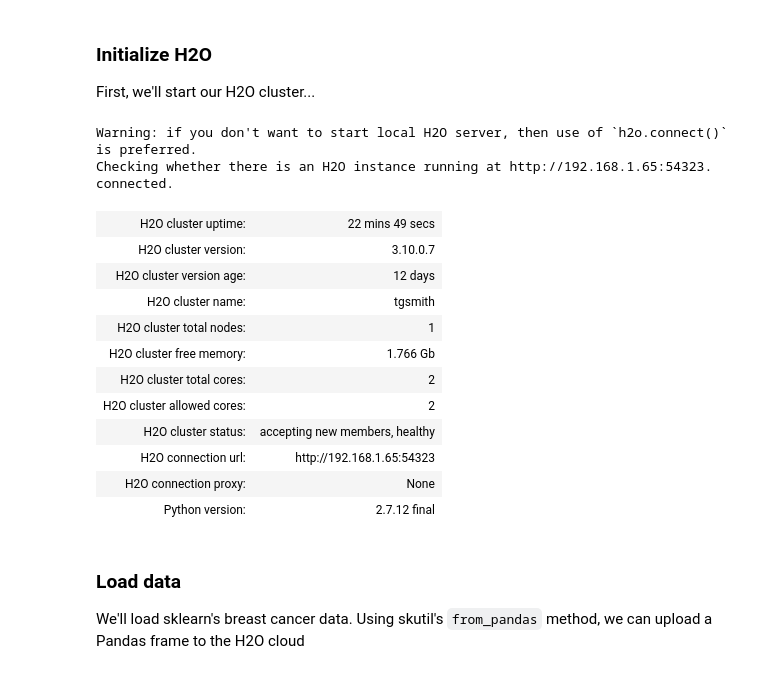
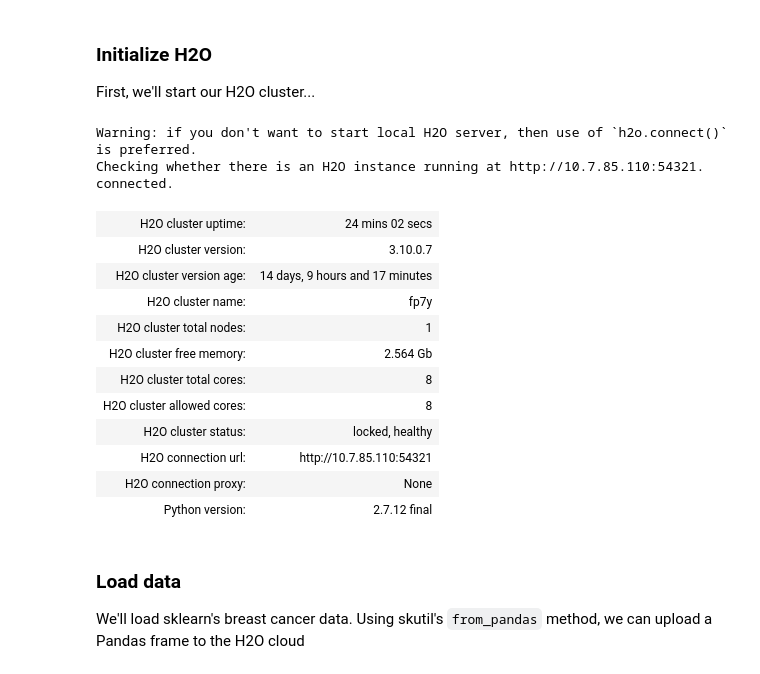
Before and after one commit to tgsmith61591/skutil, a Jupyter notebook: doc/examples/h2o/h2o_example.ipynb, the cells around one changed output. Drawn from its saved outputs; the diff is of its cells as text; code cells hidden in the pictures.

```diff
--- a/doc/examples/h2o/h2o_example.ipynb
+++ b/doc/examples/h2o/h2o_example.ipynb
@@ -76,23 +76,23 @@ First, we'll start our H2O cluster...
 # %%
 with warnings.catch_warnings():
     warnings.simplefilter('ignore')
 
     # I started this cluster up via CLI with:
     #     $ java -Xmx2g -jar /anaconda/h2o_jar/h2o.jar
-    h2o.init(ip='192.168.1.65', port=54323, start_h2o=False)
+    h2o.init(ip='10.7.85.110', port=54321, start_h2o=False)
 # %% [output]
 Warning: if you don't want to start local H2O server, then use of `h2o.connect()` is preferred.
-Checking whether there is an H2O instance running at http://192.168.1.65:54323. connected.
+Checking whether there is an H2O instance running at http://10.7.85.110:54321. connected.
-| H2O cluster uptime: | 22 mins 49 secs |
+| H2O cluster uptime: | 24 mins 02 secs |
 | H2O cluster version: | 3.10.0.7 |
-| H2O cluster version age: | 12 days |
-| H2O cluster name: | tgsmith |
+| H2O cluster version age: | 14 days, 9 hours and 17 minutes |
+| H2O cluster name: | fp7y |
 | H2O cluster total nodes: | 1 |
-| H2O cluster free memory: | 1.766 Gb |
-| H2O cluster total cores: | 2 |
-| H2O cluster allowed cores: | 2 |
-| H2O cluster status: | accepting new members, healthy |
-| H2O connection url: | http://192.168.1.65:54323 |
+| H2O cluster free memory: | 2.564 Gb |
+| H2O cluster total cores: | 8 |
+| H2O cluster allowed cores: | 8 |
+| H2O cluster status: | locked, healthy |
+| H2O connection url: | http://10.7.85.110:54321 |
 | H2O connection proxy: | None |
 | Python version: | 2.7.12 final |
 # %% [markdown]
```
Also changed, not shown: parts of 15 cells of this notebook, 3 other files.
